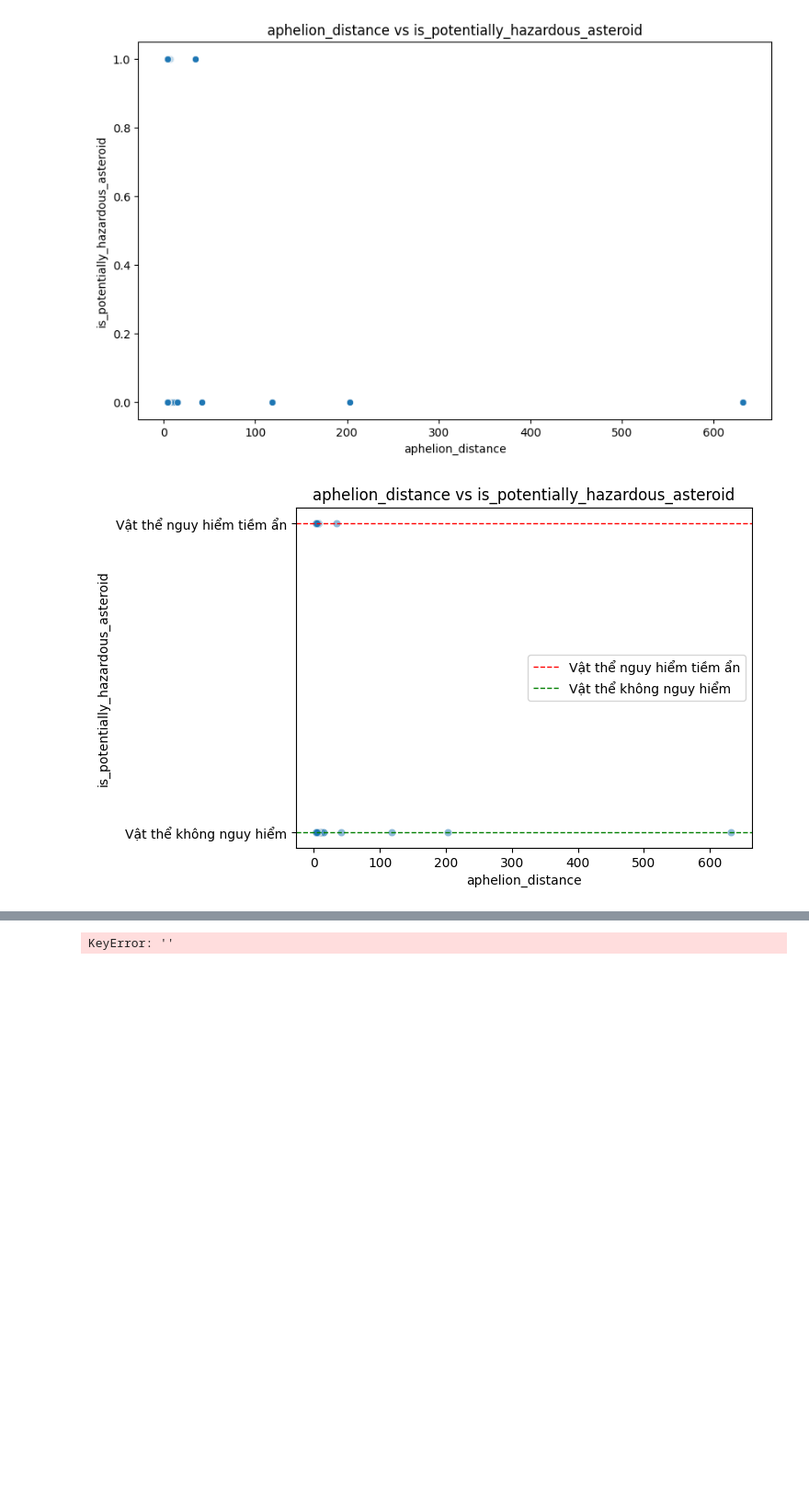
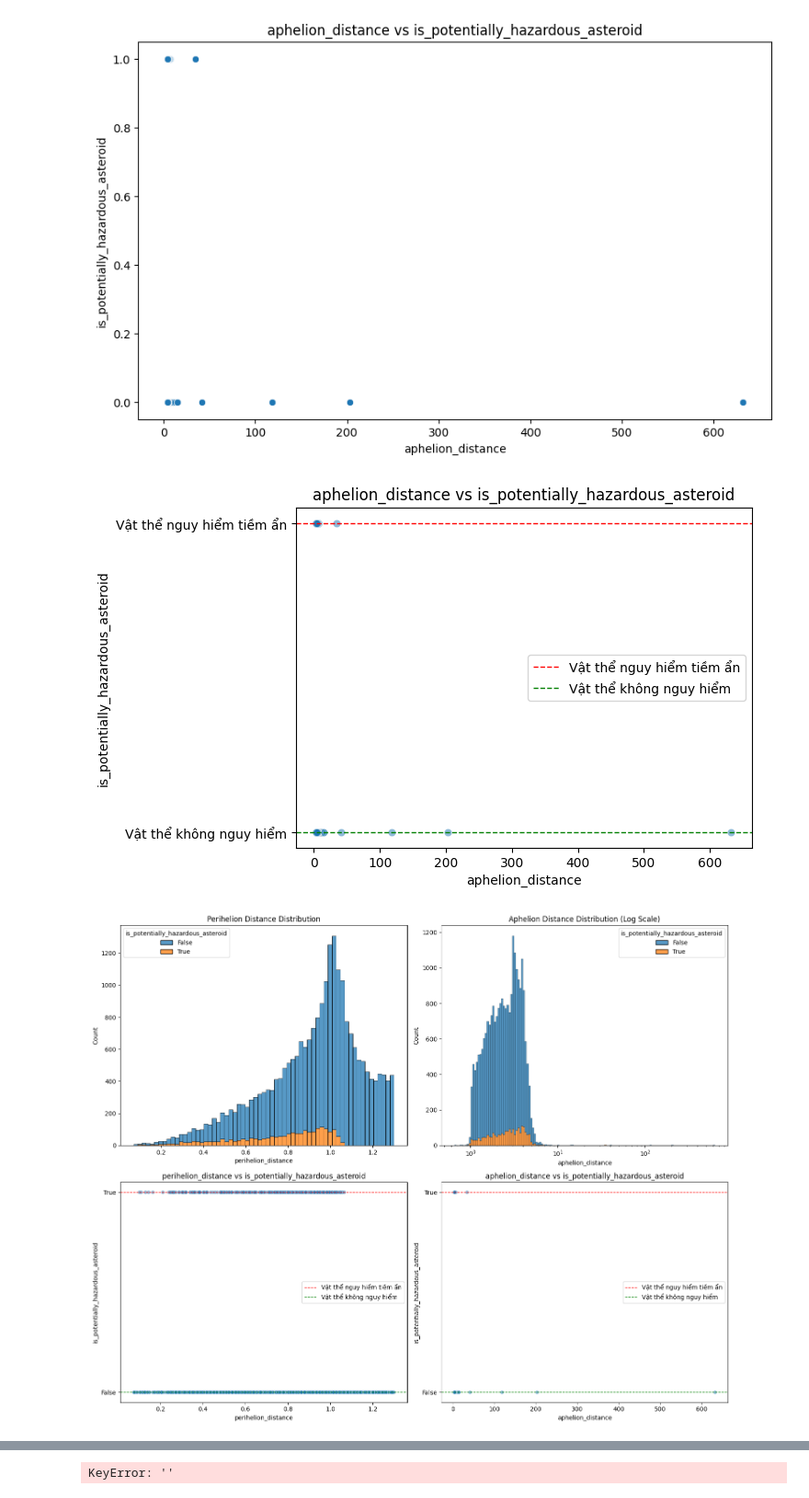
Before and after one commit to nhocratac/IE224-NEO, a Jupyter notebook: notebook/choose_feature.ipynb, the cells around one changed output, grey strips where cells are left out. Shown at 92% size. Drawn from its saved outputs; the diff is of its cells as text; code cells hidden in the pictures; blank space fills up the shorter version.

```diff
--- a/notebook/choose_feature.ipynb
+++ b/notebook/choose_feature.ipynb
@@ -118,3 +118,71 @@ plt.legend()
 plt.show()
 # %% [output]
 [figure]
+# %%
+# Tạo subplot với 2x2 biểu đồ để phân tích chi tiết
+fig, axes = plt.subplots(2, 2, figsize=(15, 12))
+
+# 1. Distribution plot cho perihelion
+sns.histplot(data=df,
+             x='perihelion_distance',
+             hue='is_potentially_hazardous_asteroid',
+             multiple="stack",
+             ax=axes[0,0])
+axes[0,0].set_title('Perihelion Distance Distribution')
+
+# 2. Distribution plot cho aphelion với log scale
+sns.histplot(data=df,
+             x='aphelion_distance',
+             hue='is_potentially_hazardous_asteroid',
+             multiple="stack",
+             log_scale=True,  # Sử dụng log scale cho trục x
+             ax=axes[0,1])
+axes[0,1].set_title('Aphelion Distance Distribution (Log Scale)')
+
+# 3. Box plot riêng cho từng nhóm aphelion
+
+sns.scatterplot(x='aphelion_distance',
+                y='is_potentially_hazardous_asteroid',
+                data=newdf,
+                alpha=0.5,
+                ax=axes[1,1])
+
+# Add horizontal lines for True/False values
+axes[1,1].axhline(y=1, color='r', linestyle='--', label='Vật thể nguy hiểm tiềm ẩn', linewidth=1)
+axes[1,1].axhline(y=0, color='g', linestyle='--', label='Vật thể không nguy hiểm', linewidth=1)
+
+# Customize plot
+axes[1,1].set_title('aphelion_distance vs is_potentially_hazardous_asteroid')
+axes[1,1].set_xlabel('aphelion_distance')
+axes[1,1].set_label('is_potentially_hazardous_asteroid')
+
+# Hide y-axis ticks but keep the label
+axes[1,1].set_yticks([0, 1], ['False', 'True'])
+axes[1,1].legend()
+
+# 4. Plot riêng cho từng nhóm perihelion
+
+sns.scatterplot(x='perihelion_distance',
+                y='is_potentially_hazardous_asteroid',
+                data=newdf,
+                alpha=0.5,
+                ax=axes[1,0])
+
+# Add horizontal lines for True/False values
+axes[1,0].axhline(y=1, color='r', linestyle='--', label='Vật thể nguy hiểm tiềm ẩn', linewidth=1)
+axes[1,0].axhline(y=0, color='g', linestyle='--', label='Vật thể không nguy hiểm', linewidth=1)
+
+# Customize plot
+axes[1,0].set_title('perihelion_distance vs is_potentially_hazardous_asteroid')
+axes[1,0].set_xlabel('perihelion_distance')
+axes[1,0].set_label('is_potentially_hazardous_asteroid')
+
+# Hide y-axis ticks but keep the label
+axes[1,0].set_yticks([0, 1], ['False', 'True'])
+axes[1,0].legend()
+
+
+plt.tight_layout()
+plt.show()
+# %% [output]
+[figure, added]
```
Also changed, not shown: parts of 3 cells of this notebook.
